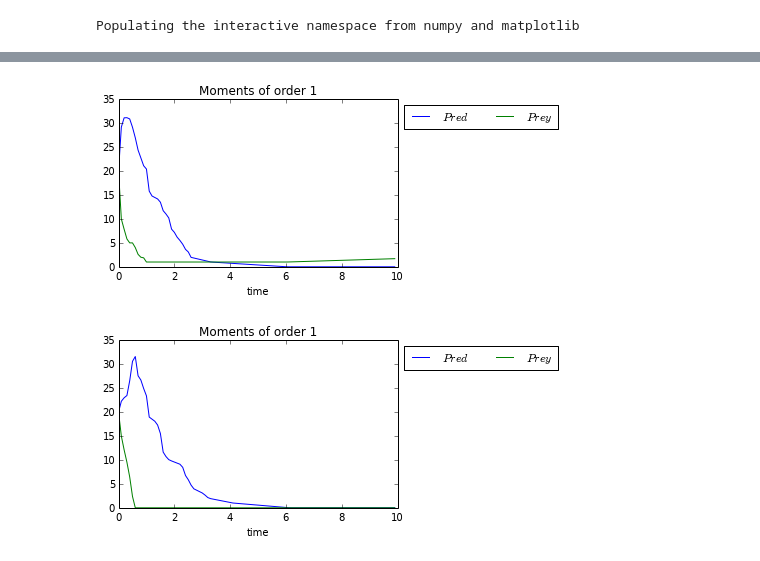
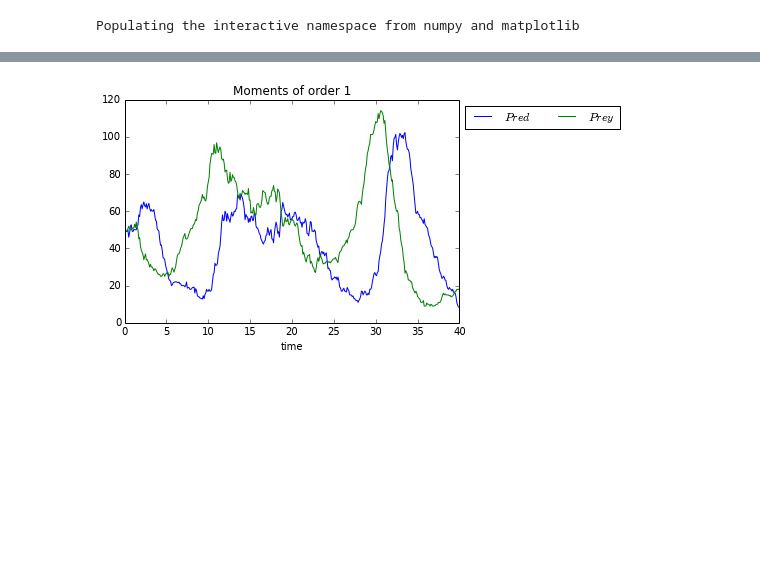
Before and after one commit to theosysbio/means, a Jupyter notebook: prototypes/birth_death.ipynb, the cells around one changed output, grey strips where cells are left out. Saved outputs shown, nothing was run; the diff lists cells and outputs as text; code cells hidden in the pictures; blank space fills up the shorter version.

```diff
--- a/prototypes/birth_death.ipynb
+++ b/prototypes/birth_death.ipynb
@@ -32,13 +60,15 @@ lv_trajs
+# %%
+problem = means.StochasticProblem(MODEL_LOTKA_VOLTERRA)
+simulation = means.SSASimulation(problem, 1,4)
+lv_trajs_ssa = simulation.simulate_system(params,t0,timerange)
+lv_trajs_ssa
+
+fig = pl.figure()
+lv_trajs_ssa.plot()
+fig.savefig("/tmp/lv_one_SSA.png",dpi=500)
+# %% [output]
+[figure, added]
 # %%
 problem = means.StochasticProblem(MODEL_LOTKA_VOLTERRA)
-simulation = means.SSASimulation(problem, 1,2)
-lv_trajs_ssa = simulation.simulate_system([0.25,0.1,0.8],[20,20],np.arange(0,10,0.1))
-lv_trajs_ssa
+simulation = means.SSASimulation(problem, 30,1)
+lv_trajs_ssa = simulation.simulate_system(params,t0,timerange,0)
-# %% [output]
-[figure, removed]
-# %%
-simulation = means.SSASimulation(problem, 1,1)
-lv_trajs_ssa = simulation.simulate_system([0.25,0.1,0.8],[20,20],np.arange(0,10,0.1))
-lv_trajs_ssa
-# %% [output]
-[figure, removed]
```
Also changed, not shown: parts of 7 cells of this notebook.
